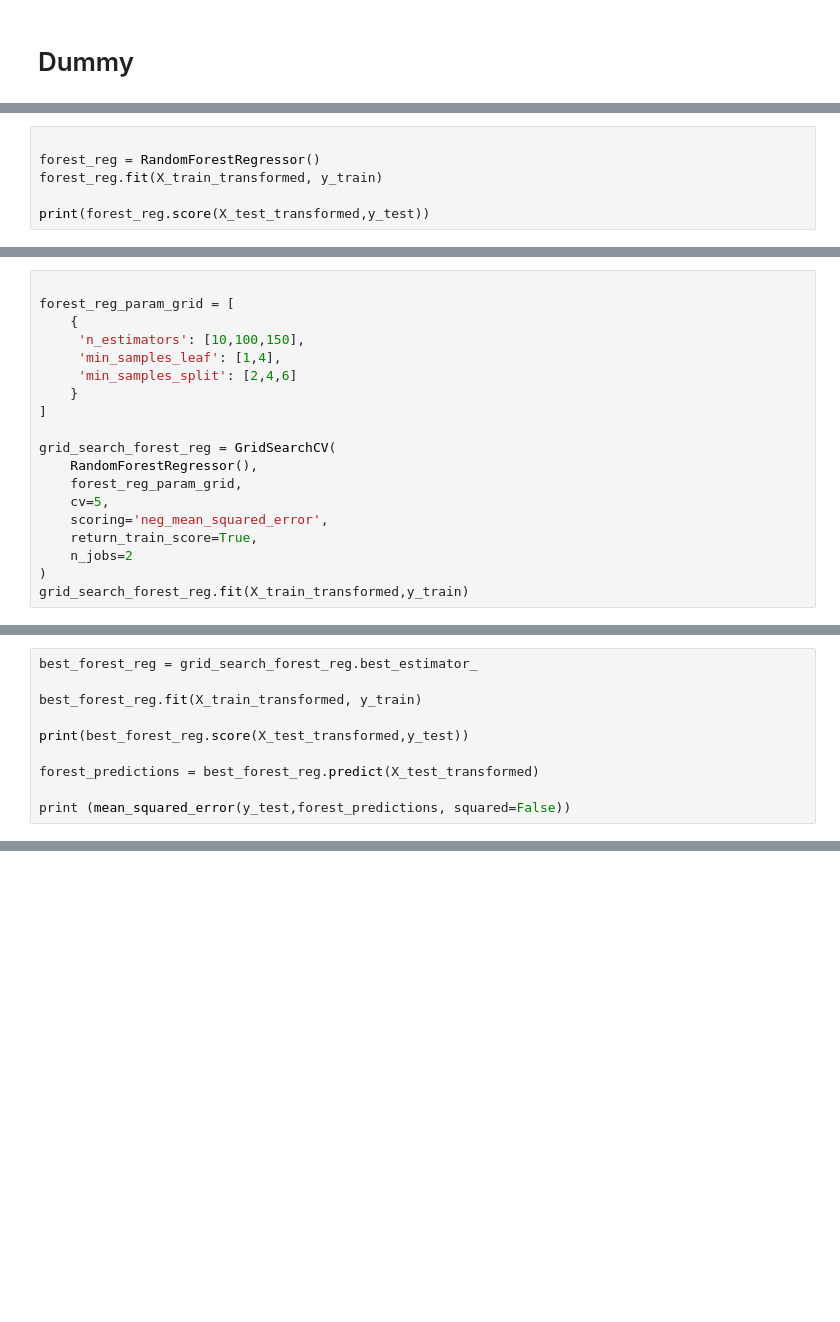
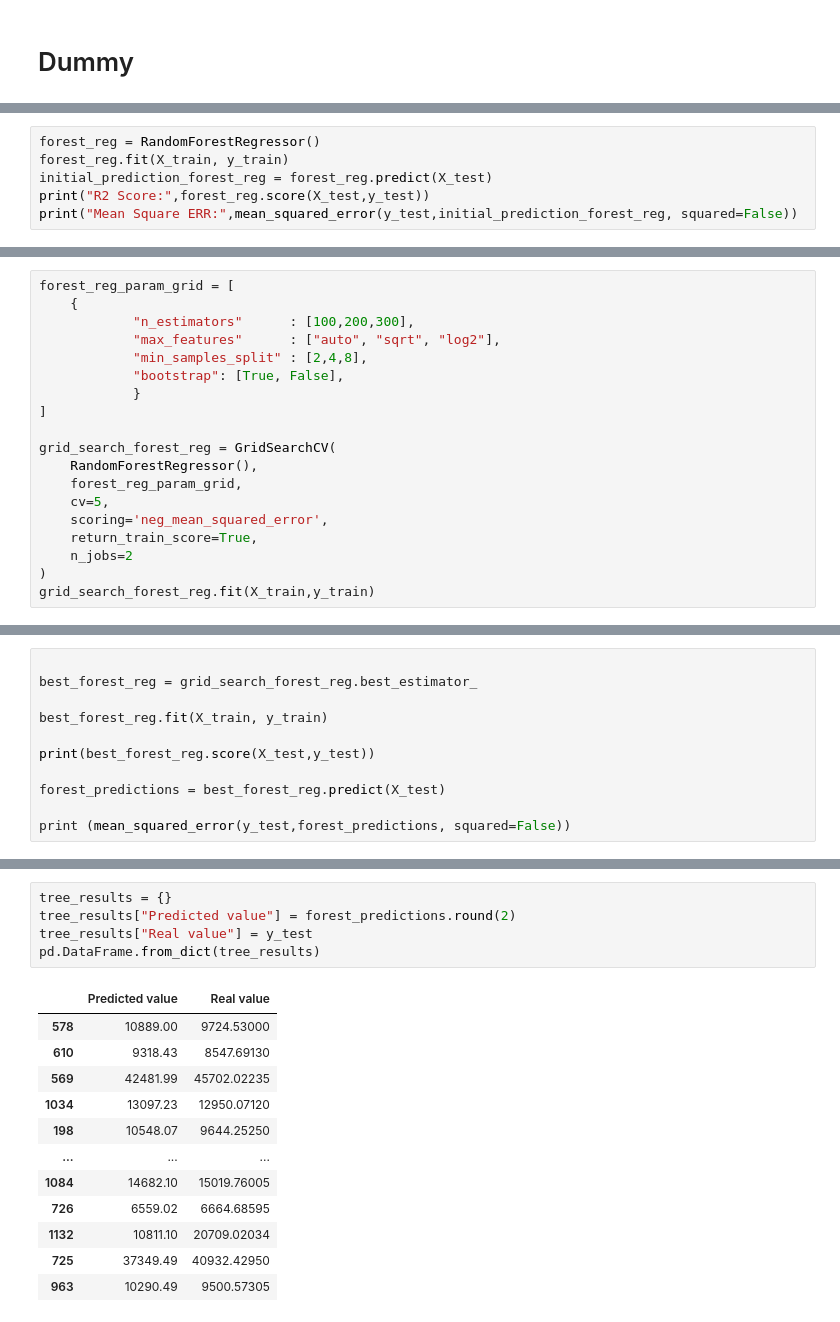
Before and after one commit to kuty007/final-porj, a Jupyter notebook: linear reg.ipynb, the cells around one changed output, grey strips where cells are left out. Drawn from its saved outputs; the diff is of its cells as text; blank space fills up the shorter version.

```diff
--- a/linear reg.ipynb
+++ b/linear reg.ipynb
@@ -320,7 +290 @@ pd.DataFrame.from_dict(results)
 268 rows × 2 columns
-# %%
-
-forest_reg = RandomForestRegressor()
-forest_reg.fit(X_train_transformed, y_train)
-
-print(forest_reg.score(X_test_transformed,y_test))
@@ -328,0 +293,6 @@ print(forest_reg.score(X_test_transformed,y_test))
+# %%
+forest_reg = RandomForestRegressor()
+forest_reg.fit(X_train, y_train)
+initial_prediction_forest_reg = forest_reg.predict(X_test)
+print("R2 Score:",forest_reg.score(X_test,y_test))
+print("Mean Square ERR:",mean_squared_error(y_test,initial_prediction_forest_reg, squared=False))
@@ -346,11 +326,11 @@ forest_reg_scores_r2.mean()
 # %%
-
 forest_reg_param_grid = [
     {
-     'n_estimators': [10,100,150],
-     'min_samples_leaf': [1,4],
-     'min_samples_split': [2,4,6]
-    }
+            "n_estimators"      : [100,200,300],
+            "max_features"      : ["auto", "sqrt", "log2"],
+            "min_samples_split" : [2,4,8],
+            "bootstrap": [True, False],
+            }
 ]
 
 grid_search_forest_reg = GridSearchCV(
@@ -361,6 +341,6 @@ grid_search_forest_reg = GridSearchCV(
     return_train_score=True,
     n_jobs=2
 )
-grid_search_forest_reg.fit(X_train_transformed,y_train)
+grid_search_forest_reg.fit(X_train,y_train)
 # %% [output]
 GridSearchCV(cv=5, estimator=RandomForestRegressor(), n_jobs=2,
@@ -378,11 +361,12 @@ grid_search_forest_reg.best_params_
 # %%
+
 best_forest_reg = grid_search_forest_reg.best_estimator_
 
-best_forest_reg.fit(X_train_transformed, y_train)
+best_forest_reg.fit(X_train, y_train)
 
-print(best_forest_reg.score(X_test_transformed,y_test))
+print(best_forest_reg.score(X_test,y_test))
 
-forest_predictions = best_forest_reg.predict(X_test_transformed)
+forest_predictions = best_forest_reg.predict(X_test)
 
 print (mean_squared_error(y_test,forest_predictions, squared=False))
 # %% [output]
@@ -390,0 +375,18 @@ print (mean_squared_error(y_test,forest_predictions, squared=False))
+# %%
+tree_results = {}
+tree_results["Predicted value"] = forest_predictions.round(2)
+tree_results["Real value"] = y_test
+pd.DataFrame.from_dict(tree_results)
+# %% [output]
+|  | Predicted value | Real value |
+| 578 | 10889.00 | 9724.53000 |
+| 610 | 9318.43 | 8547.69130 |
+| 569 | 42481.99 | 45702.02235 |
+| 1034 | 13097.23 | 12950.07120 |
+| 198 | 10548.07 | 9644.25250 |
+| ... | ... | ... |
+| 1084 | 14682.10 | 15019.76005 |
+| 726 | 6559.02 | 6664.68595 |
+| 1132 | 10811.10 | 20709.02034 |
+| 725 | 37349.49 | 40932.42950 |
+| 963 | 10290.49 | 9500.57305 |
```
Also changed, not shown: parts of 26 cells of this notebook.
